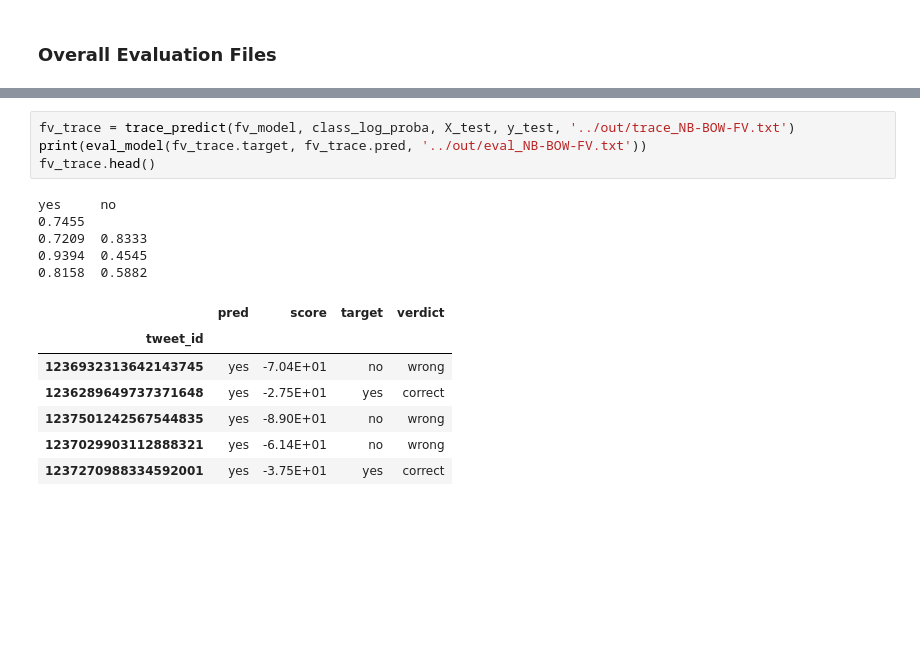
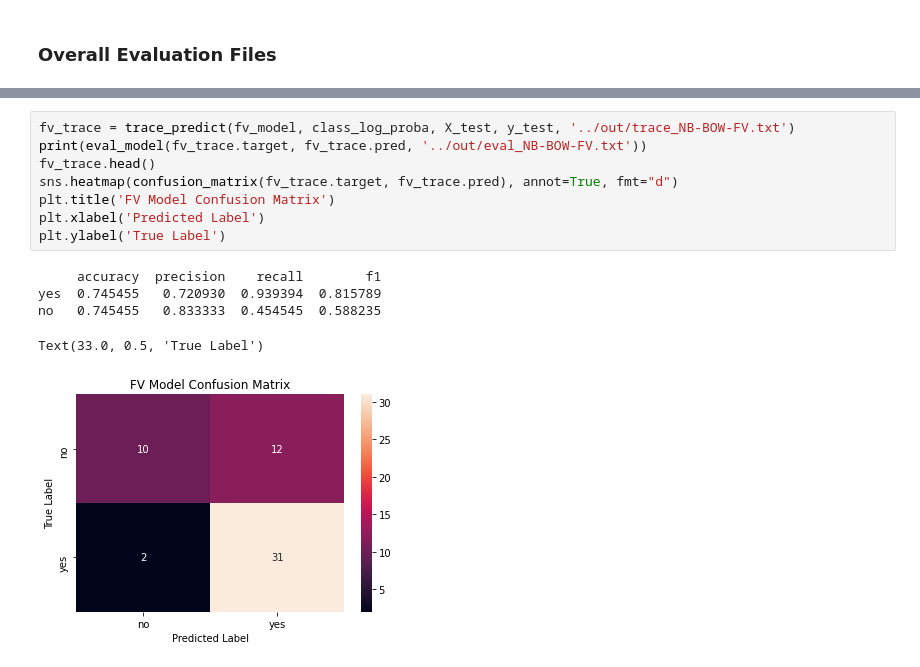
Before and after one commit to yuxiang-zhang/ai-nb-bow, a Jupyter notebook: code/prototype.ipynb, the cells around one changed output, grey strips where cells are left out. Drawn from its saved outputs; the diff is of its cells as text; blank space fills up the shorter version.

```diff
--- a/code/prototype.ipynb
+++ b/code/prototype.ipynb
@@ -268,17 +293,14 @@ yes     no
 # %%
 fv_trace = trace_predict(fv_model, class_log_proba, X_test, y_test, '../out/trace_NB-BOW-FV.txt')
 print(eval_model(fv_trace.target, fv_trace.pred, '../out/eval_NB-BOW-FV.txt'))
 fv_trace.head()
+sns.heatmap(confusion_matrix(fv_trace.target, fv_trace.pred), annot=True, fmt="d")
+plt.title('FV Model Confusion Matrix')
+plt.xlabel('Predicted Label')
+plt.ylabel('True Label')
 # %% [output]
-yes     no
-0.7455
-0.7209  0.8333
-0.9394  0.4545
-0.8158  0.5882
+     accuracy  precision    recall        f1
+yes  0.745455   0.720930  0.939394  0.815789
+no   0.745455   0.833333  0.454545  0.588235
-|  | pred | score | target | verdict |
-| tweet_id |  |  |  |  |
-| 1236932313642143745 | yes | -7.04E+01 | no | wrong |
-| 1236289649737371648 | yes | -2.75E+01 | yes | correct |
-| 1237501242567544835 | yes | -8.90E+01 | no | wrong |
-| 1237029903112888321 | yes | -6.14E+01 | no | wrong |
-| 1237270988334592001 | yes | -3.75E+01 | yes | correct |
+Text(33.0, 0.5, 'True Label')
+[figure, added]
```
Also changed, not shown: parts of 21 cells of this notebook.
